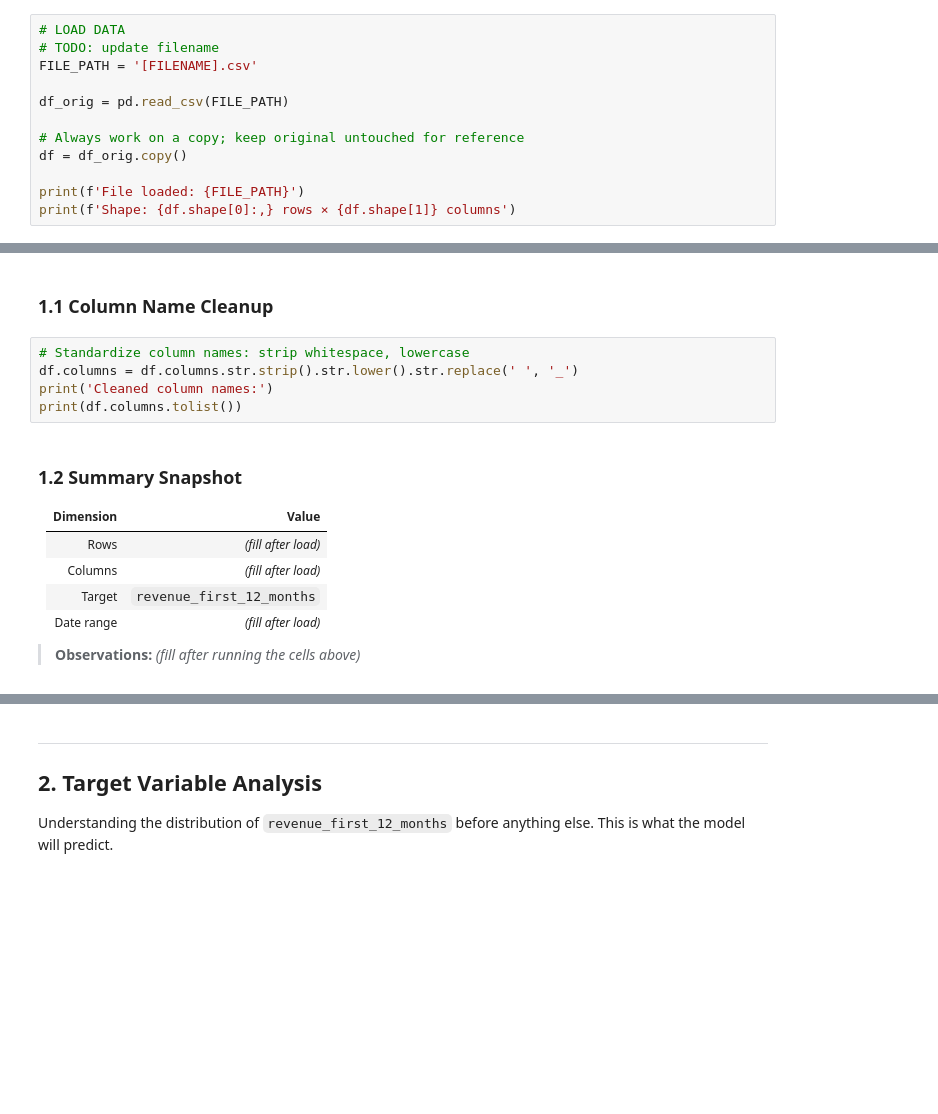
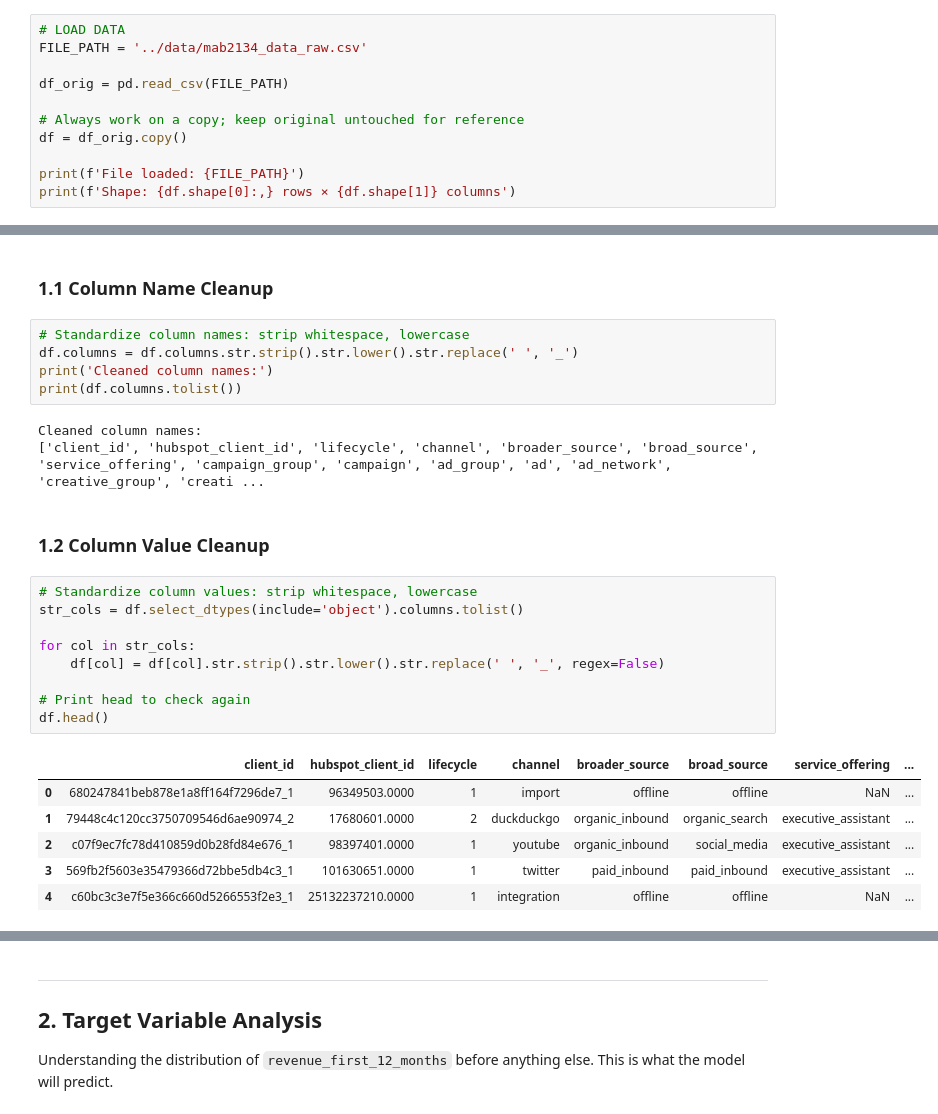
Before and after one commit to christianvibar/mab2134_algo1, a Jupyter notebook: notebooks/01_eda.ipynb, the cells around one changed output, grey strips where cells are left out. Cells and saved outputs as stored; diff of their text form; blank space fills up the shorter version.

Commit message:
data loading and initial inspection 05/06/2026

```diff
--- a/notebooks/01_eda.ipynb
+++ b/notebooks/01_eda.ipynb
@@ -76,8 +119,7 @@ print('Packages loaded successfully.')
 ## 1. Data Loading & Initial Inspection
 # %%
 # LOAD DATA
-# TODO: update filename
-FILE_PATH = '[FILENAME].csv'
+FILE_PATH = '../data/mab2134_data_raw.csv'
 
 df_orig = pd.read_csv(FILE_PATH)
 
@@ -102,14 +190,24 @@ df.describe(include='all').T
 df.columns = df.columns.str.strip().str.lower().str.replace(' ', '_')
 print('Cleaned column names:')
 print(df.columns.tolist())
+# %% [output]
+Cleaned column names:
+['client_id', 'hubspot_client_id', 'lifecycle', 'channel', 'broader_source', 'broad_source', 'service_offering', 'campaign_group', 'campaign', 'ad_group', 'ad', 'ad_network', 'creative_group', 'creati ...
-# %% [markdown]
-### 1.2 Summary Snapshot
-
-| Dimension | Value |
-|---|---|
-| Rows | *(fill after load)* |
-| Columns | *(fill after load)* |
-| Target | `revenue_first_12_months` |
-| Date range | *(fill after load)* |
-
-> **Observations:** *(fill after running the cells above)*
+# %% [markdown]
+### 1.2 Column Value Cleanup
+# %%
+# Standardize column values: strip whitespace, lowercase
+str_cols = df.select_dtypes(include='object').columns.tolist()
+
+for col in str_cols:
+    df[col] = df[col].str.strip().str.lower().str.replace(' ', '_', regex=False)
+
+# Print head to check again
+df.head()
+# %% [output]
+|  | client_id | hubspot_client_id | lifecycle | channel | broader_source | broad_source | service_offering | ... |
+| 0 | 680247841beb878e1a8ff164f7296de7_1 | 96349503.0000 | 1 | import | offline | offline | NaN | ... |
+| 1 | 79448c4c120cc3750709546d6ae90974_2 | 17680601.0000 | 2 | duckduckgo | organic_inbound | organic_search | executive_assistant | ... |
+| 2 | c07f9ec7fc78d410859d0b28fd84e676_1 | 98397401.0000 | 1 | youtube | organic_inbound | social_media | executive_assistant | ... |
+| 3 | 569fb2f5603e35479366d72bbe5db4c3_1 | 101630651.0000 | 1 | twitter | paid_inbound | paid_inbound | executive_assistant | ... |
+| 4 | c60bc3c3e7f5e366c660d5266553f2e3_1 | 25132237210.0000 | 1 | integration | offline | offline | NaN | ... |
```
Also changed, not shown: parts of 7 cells of this notebook, 1 other file.
